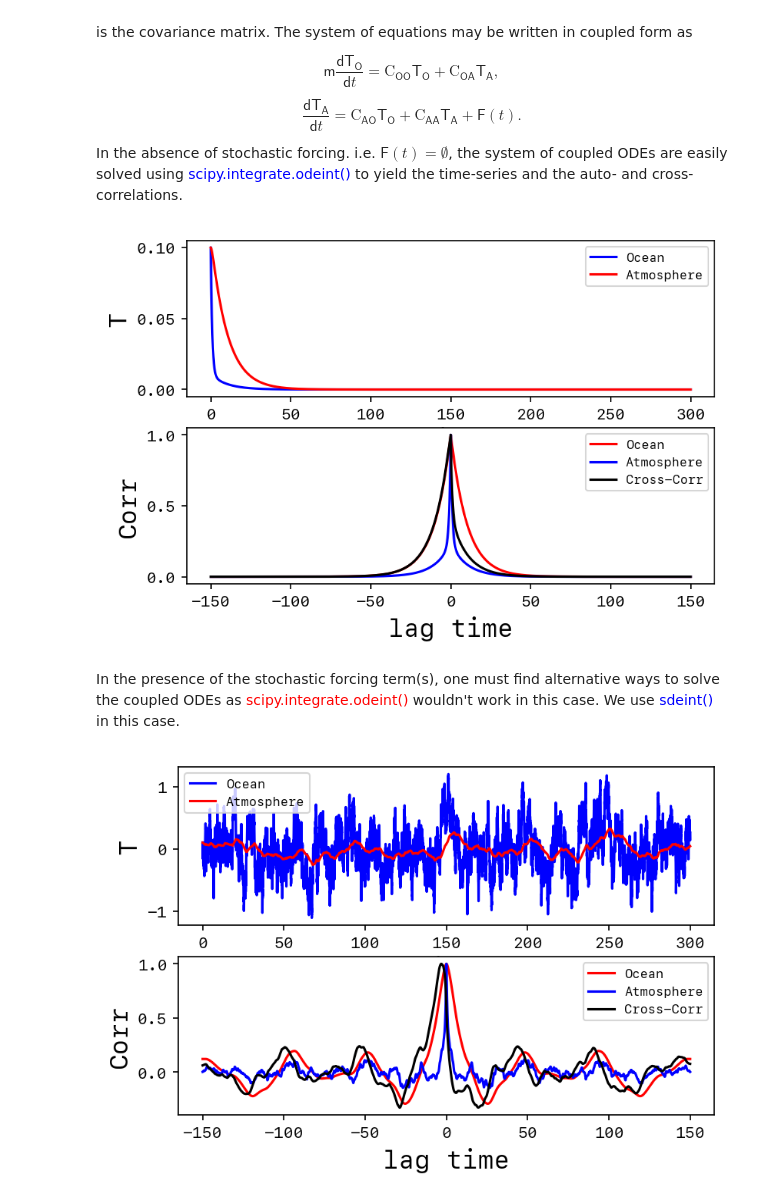
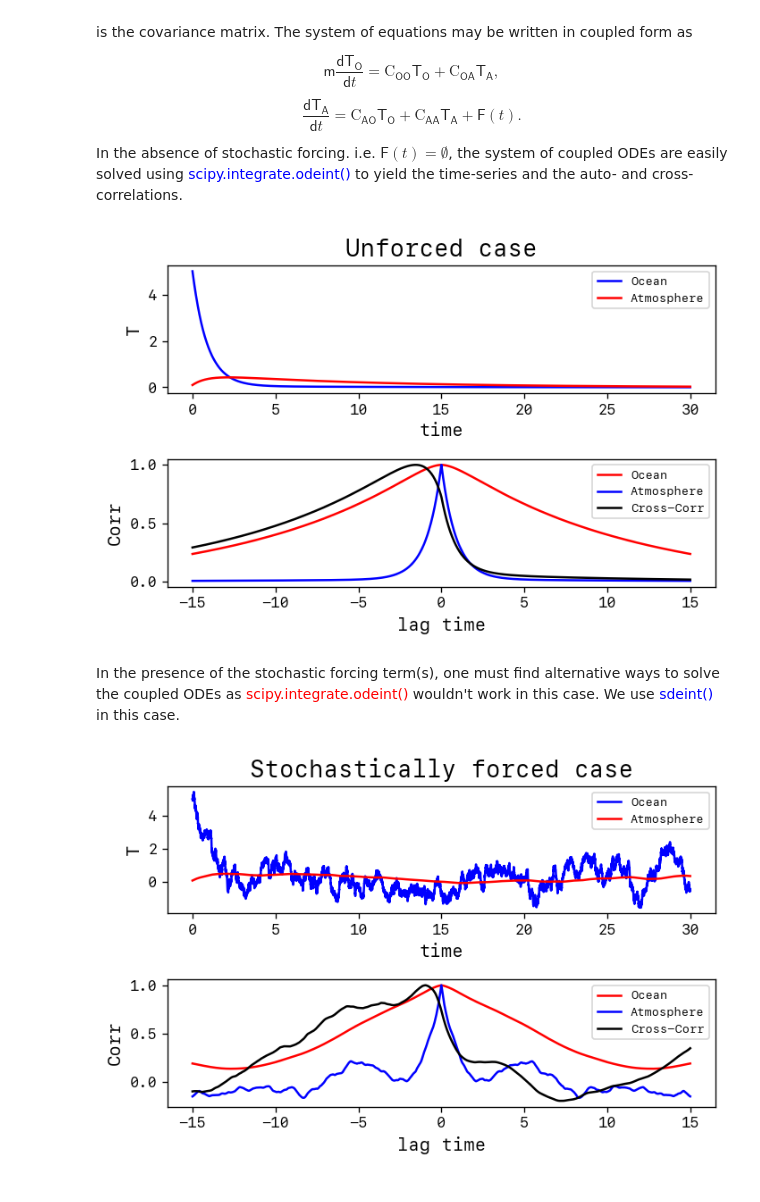
Before and after one commit to avneet-singh-uib/SCDA_v0.1, a Jupyter notebook: ToyModel_1/ToyModelCorr.ipynb, the cells around one changed output. Saved outputs shown, nothing was run; the diff lists cells and outputs as text; code cells hidden in the pictures.

```diff
--- a/ToyModel_1/ToyModelCorr.ipynb
+++ b/ToyModel_1/ToyModelCorr.ipynb
@@ -63,19 +63,23 @@ def ticks(ax):
         label.set_fontproperties(font)
 # %%
 # model parameters, variables and functions
-rescale = 1.0           #rescaling to reproduce Liu15 results
 
-Coo = -1.08 * rescale
-Coa = 1.0 * rescale
-Cao = 0.1 * rescale
-Caa = -1.12 * rescale
+Coo = -1.08
+Coa = 1.0
+Cao = 0.1
+Caa = -1.12
 m = 10.0
 Toi = 0.1
-Tai = 0.1
+Tai = 5.0
+
+# define forcing function (weiner process with <cross-section>)
+scale = 0.2
+crosssec = scale * Tai * scale
+#crosssec = 0.0
 
 # time series
 t_start = 0.0
-t_end = 300.0
+t_end = 30.0
 time_samples = 10000
 
 def autocorr(x,t):
@@ -104,12 +108,12 @@ To = soln[:,0]
 Ta = soln[:,1]
 # %%
 #plot results
-plt.figure(dpi=150)
+plt.figure(dpi=120)
 plt.subplot(2, 1, 1)
-plt.xlabel('time',fontproperties=font,fontsize=16)
-plt.ylabel('T',fontproperties=font,fontsize=16)
+plt.xlabel('time',fontproperties=font,fontsize=12)
+plt.ylabel('T',fontproperties=font,fontsize=12)
 plt.plot(t,Ta,'b',t,To,'r')
-ax = gca(); ticks(ax)
+ax = gca(); ticks(ax); ax.set_title('Unforced case',fontproperties=font,fontsize=16);
 plt.gca().legend(('Ocean','Atmosphere'),prop=prop);
 
 [lag_time_To, autocorr_To] = autocorr(To,t)
@@ -118,12 +122,13 @@ plt.gca().legend(('Ocean','Atmosphere'),prop=prop);
 
 plt.subplot(2, 1, 2)
 plt.plot(lag_time_To,autocorr_To/float(autocorr_To.max()),'r',lag_time_Ta,autocorr_Ta/float(autocorr_Ta.max()),'b',lag_time_T,crosscorr_T/float(crosscorr_T.max()),'k')
-plt.xlabel('lag time',fontproperties=font,fontsize=16)
-plt.ylabel('Corr',fontproperties=font,fontsize=16)
+plt.xlabel('lag time',fontproperties=font,fontsize=12)
+plt.ylabel('Corr',fontproperties=font,fontsize=12)
 ax = gca(); ticks(ax)
 plt.gca().legend(('Ocean','Atmosphere','Cross-Corr'),prop=prop);
+plt.tight_layout();
 # %% [output]
-[figure, old version]
+[figure, new version]
 # %% [markdown]
 In the presence of the stochastic forcing term(s), one must find alternative ways to solve the coupled ODEs as <font color='red'>scipy.integrate.odeint()</font> wouldn't work in this case. We use <font color='blue'>sdeint()</font> in this case.
 # %%
@@ -148,23 +152,24 @@ To = soln[:,0]
 Ta = soln[:,1]
 # %%
 #plot results
-plt.figure(dpi=150)
+plt.figure(dpi=120);
 plt.subplot(2, 1, 1)
-plt.xlabel('time',fontproperties=font,fontsize=16)
-plt.ylabel('T',fontproperties=font,fontsize=16)
+plt.xlabel('time',fontproperties=font,fontsize=12)
+plt.ylabel('T',fontproperties=font,fontsize=12)
 plt.plot(t,Ta,'b',t,To,'r')
-ax = gca(); ticks(ax)
+ax = gca(); ticks(ax); ax.set_title('Stochastically forced case',fontproperties=font,fontsize=16);
 plt.gca().legend(('Ocean','Atmosphere'),prop=prop);
 
 [lag_time_To, autocorr_To] = autocorr(To,t)
 [lag_time_Ta, autocorr_Ta] = autocorr(Ta,t)
 [lag_time_T, crosscorr_T] = crosscorr(Ta,To,t)
 
 plt.subplot(2, 1, 2)
 plt.plot(lag_time_To,autocorr_To/float(autocorr_To.max()),'r',lag_time_Ta,autocorr_Ta/float(autocorr_Ta.max()),'b',lag_time_T,crosscorr_T/float(crosscorr_T.max()),'k')
-plt.xlabel('lag time',fontproperties=font,fontsize=16)
-plt.ylabel('Corr',fontproperties=font,fontsize=16)
+plt.xlabel('lag time',fontproperties=font,fontsize=12)
+plt.ylabel('Corr',fontproperties=font,fontsize=12)
 ax = gca(); ticks(ax)
 plt.gca().legend(('Ocean','Atmosphere','Cross-Corr'),prop=prop);
+plt.tight_layout();
 # %% [output]
-[figure, old version]
+[figure, new version]
```
Also changed, not shown: parts of 5 cells of this notebook.
